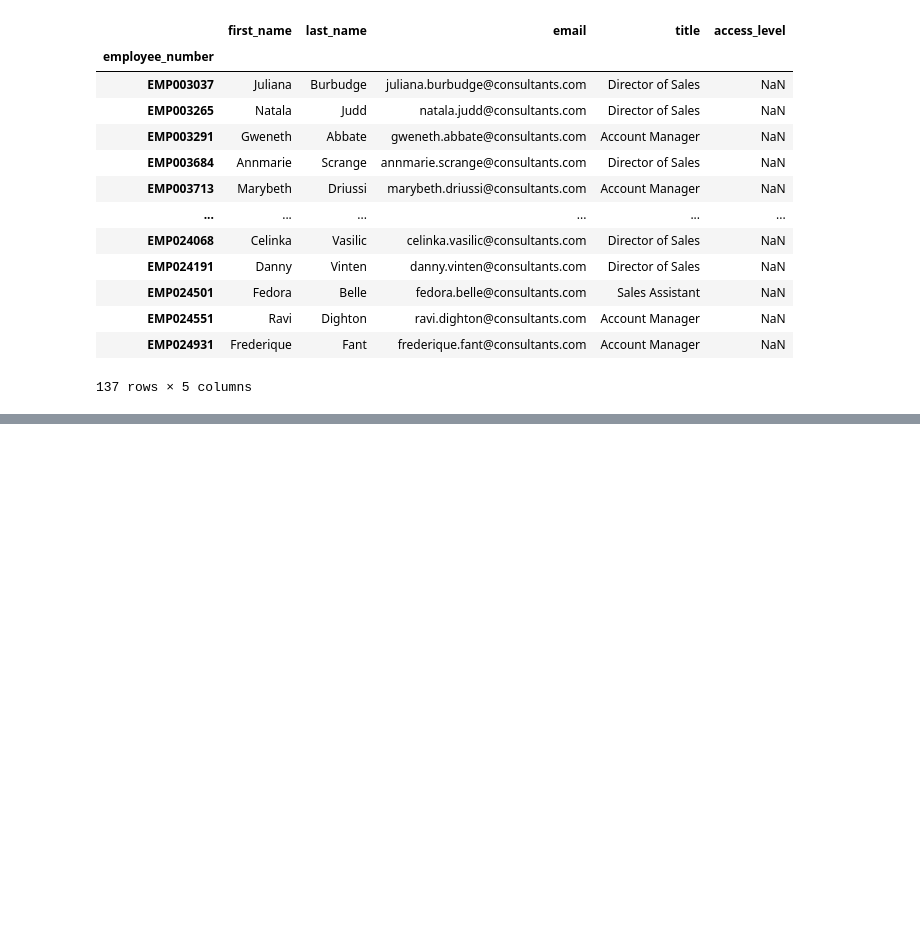
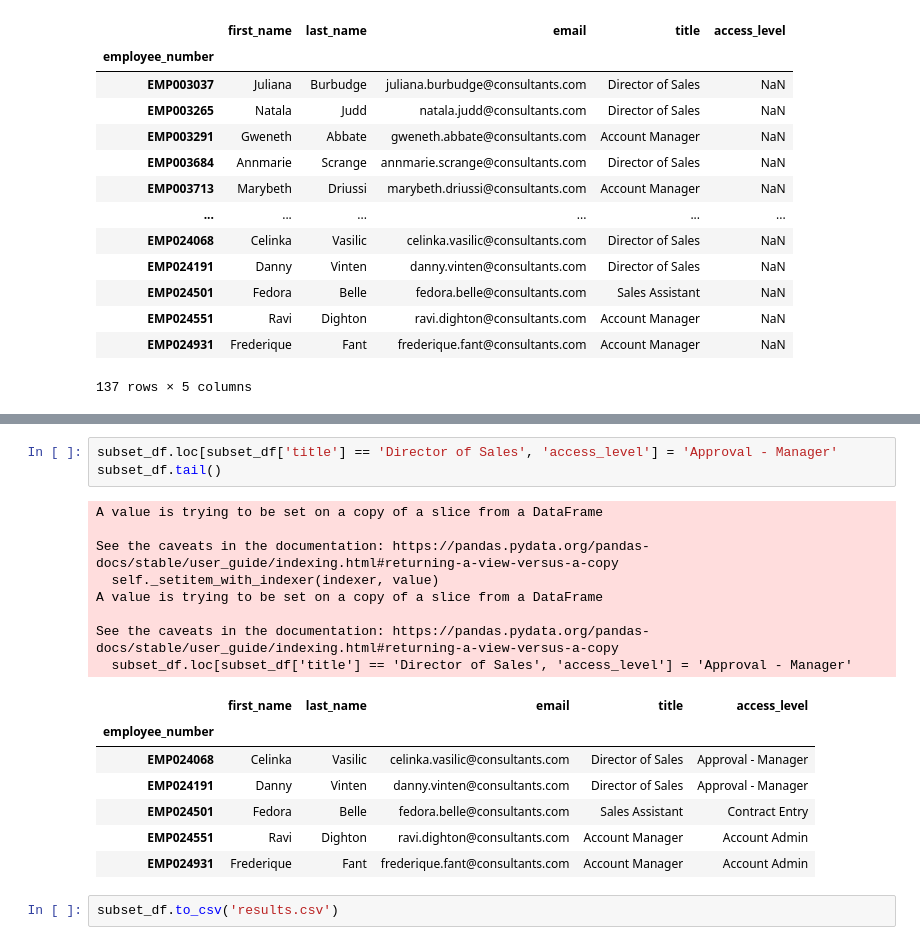
Before and after one commit to cn1062/User_Acess_Logs, a Jupyter notebook: Audit Project Code.ipynb, the cells around one changed output, grey strips where cells are left out. Drawn from its saved outputs; the diff is of its cells as text; blank space fills up the shorter version.

```diff
--- a/Audit Project Code.ipynb
+++ b/Audit Project Code.ipynb
@@ -77,0 +130,21 @@ subset_df.tail()
+# %%
+subset_df.loc[subset_df['title'] == 'Director of Sales', 'access_level'] = 'Approval - Manager'
+subset_df.tail()
+# %% [output]
+A value is trying to be set on a copy of a slice from a DataFrame
+
+See the caveats in the documentation: https://pandas.pydata.org/pandas-docs/stable/user_guide/indexing.html#returning-a-view-versus-a-copy
+  self._setitem_with_indexer(indexer, value)
+A value is trying to be set on a copy of a slice from a DataFrame
+
+See the caveats in the documentation: https://pandas.pydata.org/pandas-docs/stable/user_guide/indexing.html#returning-a-view-versus-a-copy
+  subset_df.loc[subset_df['title'] == 'Director of Sales', 'access_level'] = 'Approval - Manager'
+|  | first_name | last_name | email | title | access_level |
+| employee_number |  |  |  |  |  |
+| EMP024068 | Celinka | Vasilic | celinka.vasilic@consultants.com | Director of Sales | Approval - Manager |
+| EMP024191 | Danny | Vinten | danny.vinten@consultants.com | Director of Sales | Approval - Manager |
+| EMP024501 | Fedora | Belle | fedora.belle@consultants.com | Sales Assistant | Contract Entry |
+| EMP024551 | Ravi | Dighton | ravi.dighton@consultants.com | Account Manager | Account Admin |
+| EMP024931 | Frederique | Fant | frederique.fant@consultants.com | Account Manager | Account Admin |
+# %%
+subset_df.to_csv('results.csv')
```
Also changed, not shown: parts of 3 cells of this notebook.
